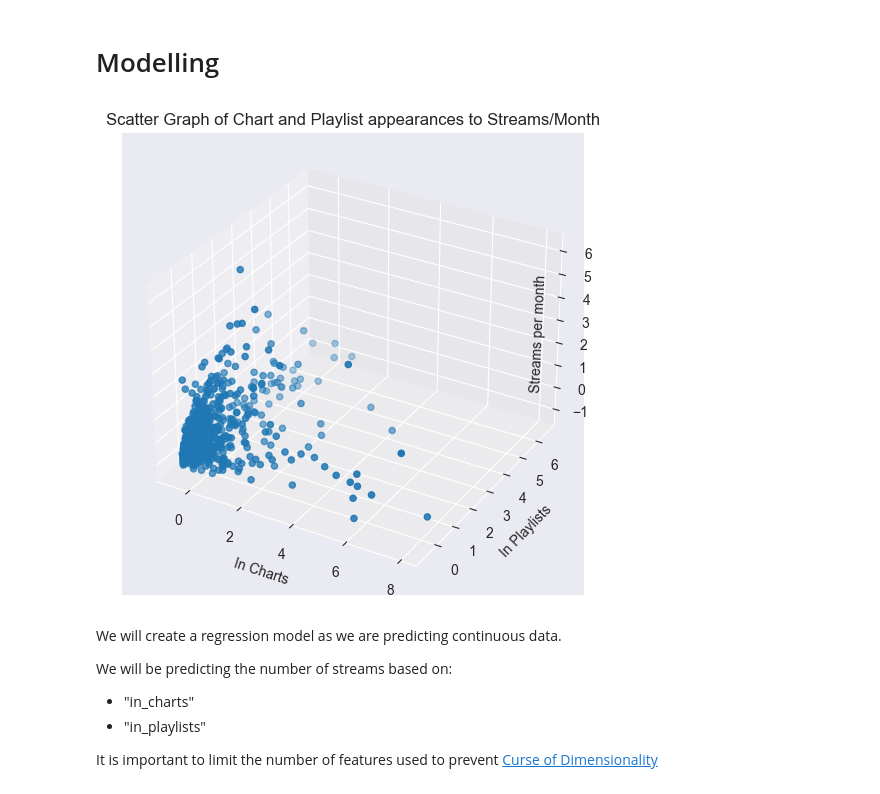
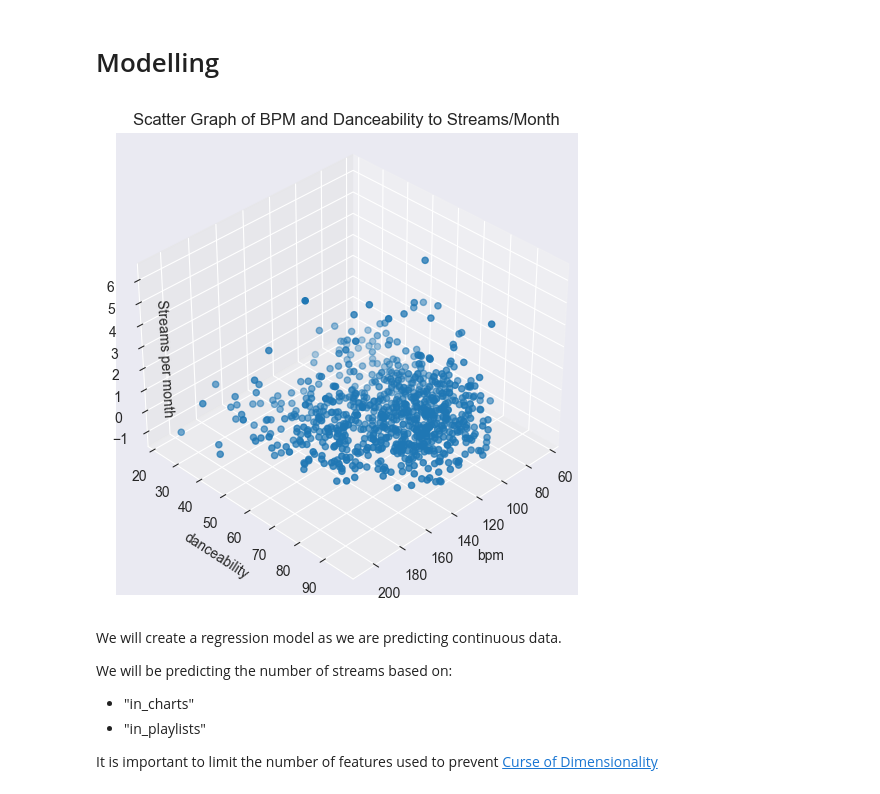
Before and after one commit to certificateofparticipation/VJCxTP-Hackathon-24, a Jupyter notebook: main.ipynb, the cells around one changed output. Cells and saved outputs as stored; diff of their text form; code cells hidden in the pictures.

```diff
--- a/main.ipynb
+++ b/main.ipynb
@@ -448,19 +487,20 @@ plt.show()
 # %%
 
 fig = plt.figure(figsize=(6, 6))
 ax = fig.add_subplot(111, projection="3d")
-ax.scatter(df["in_charts"], df["in_playlists"], df["streams_per_month"])
+ax.scatter(df["bpm"], df["danceability_%"], df["streams_per_month"])
 
-ax.set_xlabel('In Charts')
-ax.set_ylabel('In Playlists')
+ax.set_xlabel('bpm')
+ax.set_ylabel('danceability')
 ax.set_zlabel('Streams per month')
 
-ax.set_title('Scatter Graph of Chart and Playlist appearances to Streams/Month')
+ax.set_title('Scatter Graph of BPM and Danceability to Streams/Month')
 ax.zaxis.labelpad = -30
+ax.view_init(elev=35, azim=45)
 
 plt.show()
 # %% [output]
-[figure, old version]
+[figure, new version]
 # %% [markdown]
 
 We will create a regression model as we are predicting continuous data.
```
Also changed, not shown: parts of 11 cells of this notebook.
